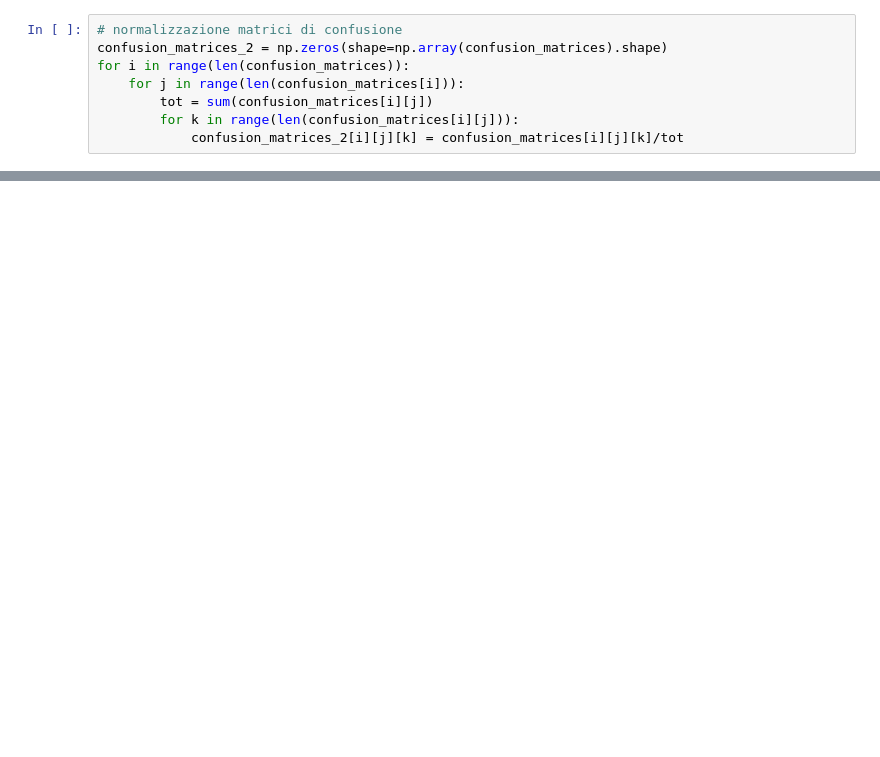
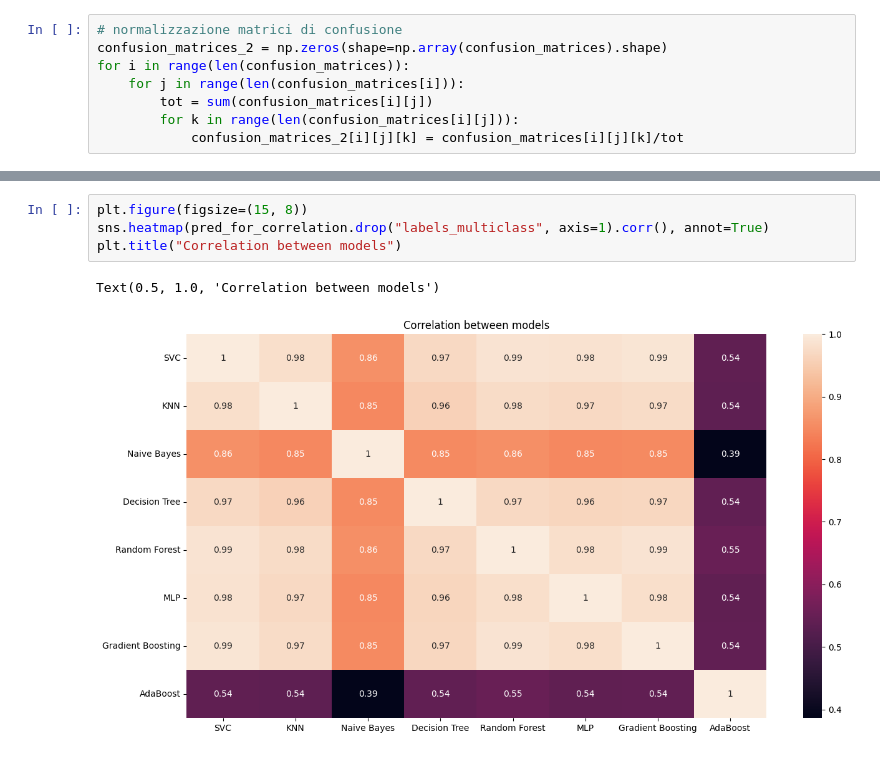
Before and after one commit to S1107327/datascience, a Jupyter notebook: Multiclass.ipynb, the cells around one changed output, grey strips where cells are left out. Cells and saved outputs as stored; diff of their text form; blank space fills up the shorter version.

Commit message:
completamento class multiclasse + modifiche

```diff
--- a/Multiclass.ipynb
+++ b/Multiclass.ipynb
@@ -232,2 +253,9 @@ weighted avg       0.95      0.94      0.94      1000
+# %%
+plt.figure(figsize=(15, 8))
+sns.heatmap(pred_for_correlation.drop("labels_multiclass", axis=1).corr(), annot=True)
+plt.title("Correlation between models")
+# %% [output]
+Text(0.5, 1.0, 'Correlation between models')
+[figure, added]
 # %%
 #max depth non saprei a che settarla, bisognerebbe vedere quale è la
```
Also changed, not shown: parts of 9 cells of this notebook, 3 other files.
